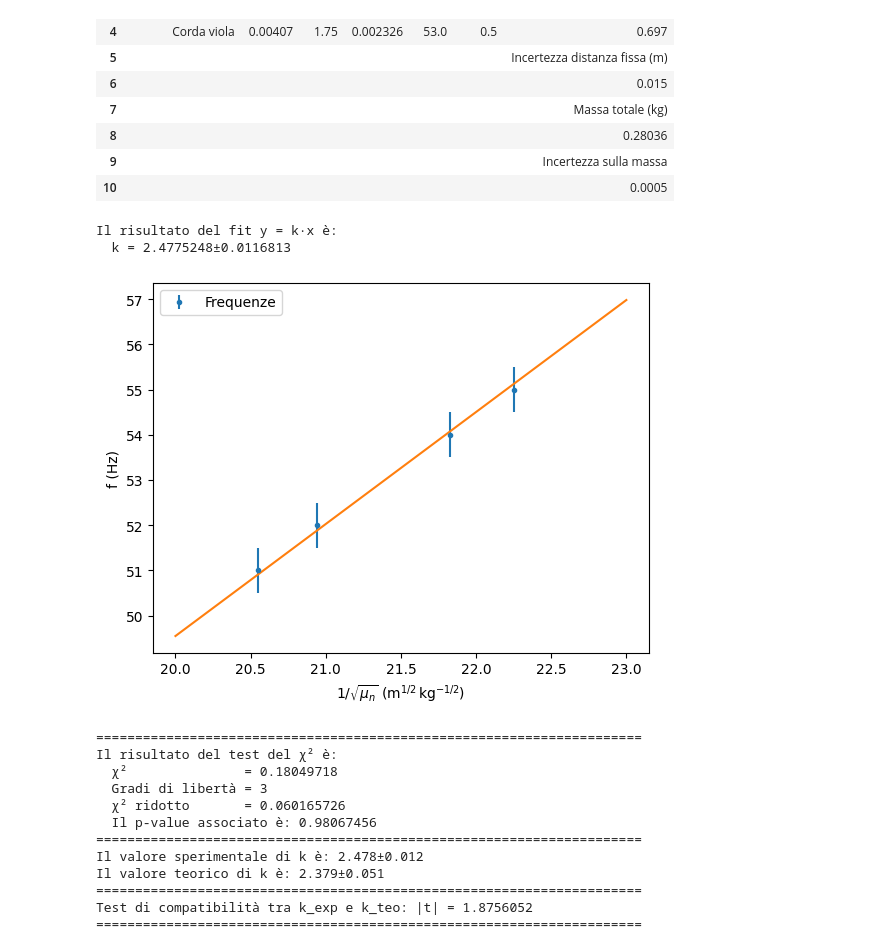
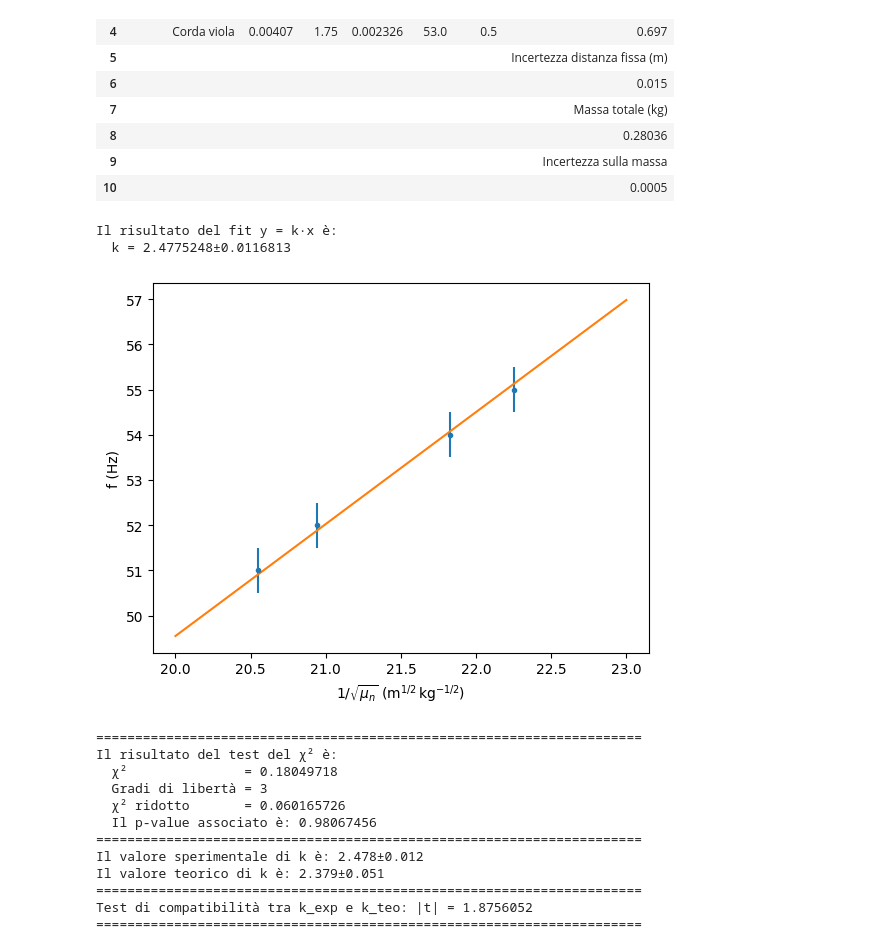
Before and after one commit to matteodeclich/Esperienze-in-laboratorio, a Jupyter notebook: Corda/Corda.ipynb, the cells around one changed output. Saved outputs shown, nothing was run; the diff lists cells and outputs as text; code cells hidden in the pictures.

```diff
--- a/Corda/Corda.ipynb
+++ b/Corda/Corda.ipynb
@@ -318,37 +267,36 @@ df3
 # %%
 μ_n=pd.to_numeric(df3.iloc[0:4, 3], errors='coerce').dropna().values
 f3=pd.to_numeric(df3.iloc[0:4, 4], errors='coerce').dropna().values
 sf3=pd.to_numeric(df3.iloc[0:4, 5], errors='coerce').dropna().values
 x=1/np.sqrt(μ_n)
 
-k3=minquadw_kx(x, f3, sf3)
+k3=ad.minquadw_kx(x, f3, sf3)
 t = np.linspace(20, 23)
 plt.errorbar(x, f3, yerr=sf3, fmt='o', ls='none', label='Frequenze', ms=3)
 plt.plot(t, retta(t, k3.nominal_value))
 
 plt.xlabel(r'1/$\sqrt{\mu_{n}}$ $(\text{m}^{1/2}\,\text{kg}^{-1/2})$')
 plt.ylabel(r'f (Hz)')
-plt.legend()
 plt.show()
 
 print("="*70)
-chi_quadro(f3, k3 * x, sf3, 1)
+ad.chi_quadro(f3, k3 * x, sf3, 1)
 print("="*70)
 
 print(f"Il valore sperimentale di k è: {k3:.4P}")
 m3=ufloat(df3.iloc[8, 6], df3.iloc[10, 6])
 T3=g*m3
 L3=ufloat(df3.iloc[4, 6], df3.iloc[6, 6])
 k3_teo=sqrt(T3)/L3
 print(f"Il valore teorico di k è: {k3_teo:.4P}")
 print("="*70)
 
-t_test(k3, k3_teo, nome1="k_exp", nome2="k_teo")
+ad.t_test(k3, k3_teo, nome1="k_exp", nome2="k_teo")
 print("="*70)
 # %% [output]
 Il risultato del fit y = k·x è:
   k = 2.4775248±0.0116813
-[figure, old version]
+[figure, new version]
 ======================================================================
 Il risultato del test del χ² è:
   χ²               = 0.18049718
```
Also changed, not shown: parts of 7 cells of this notebook, 5 other files.
